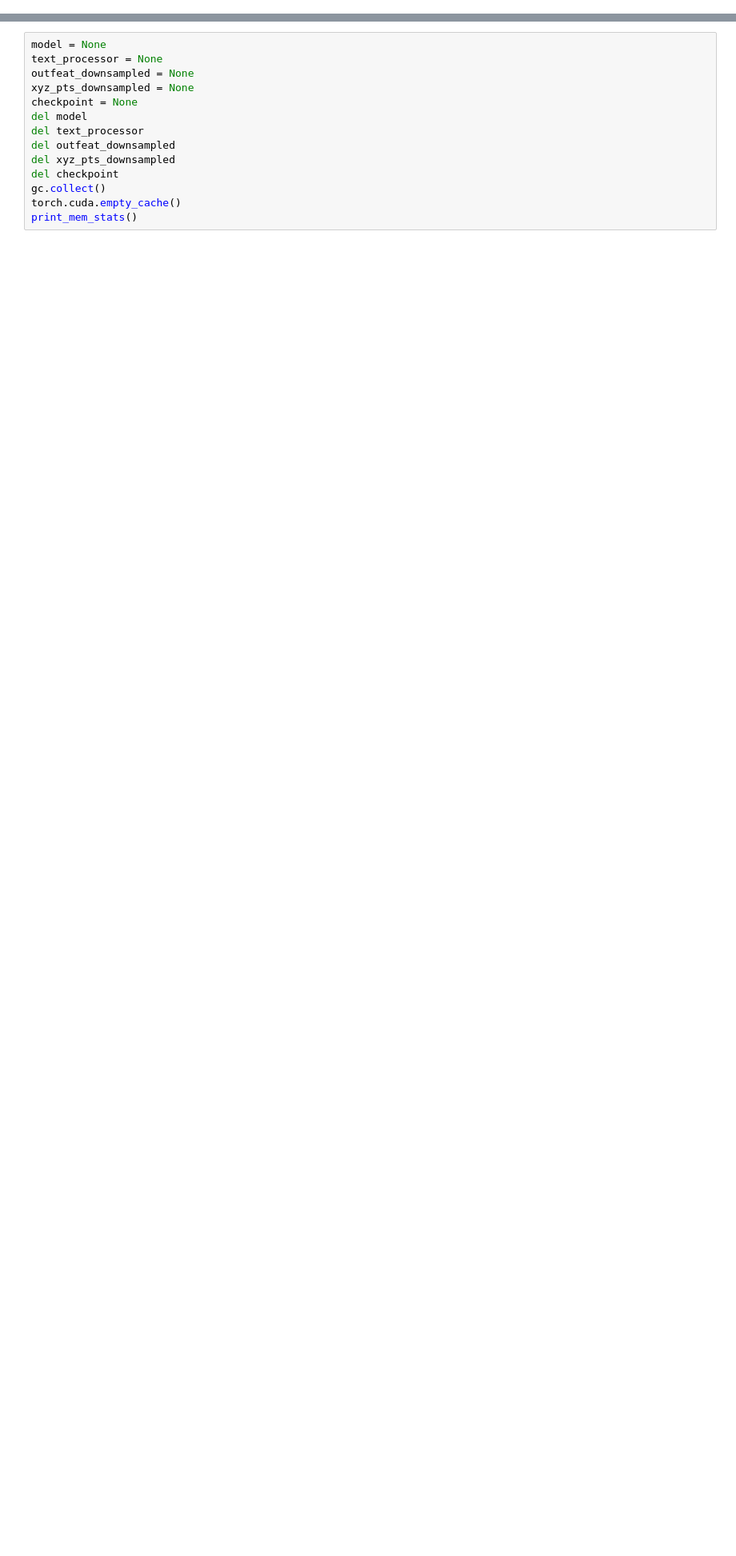
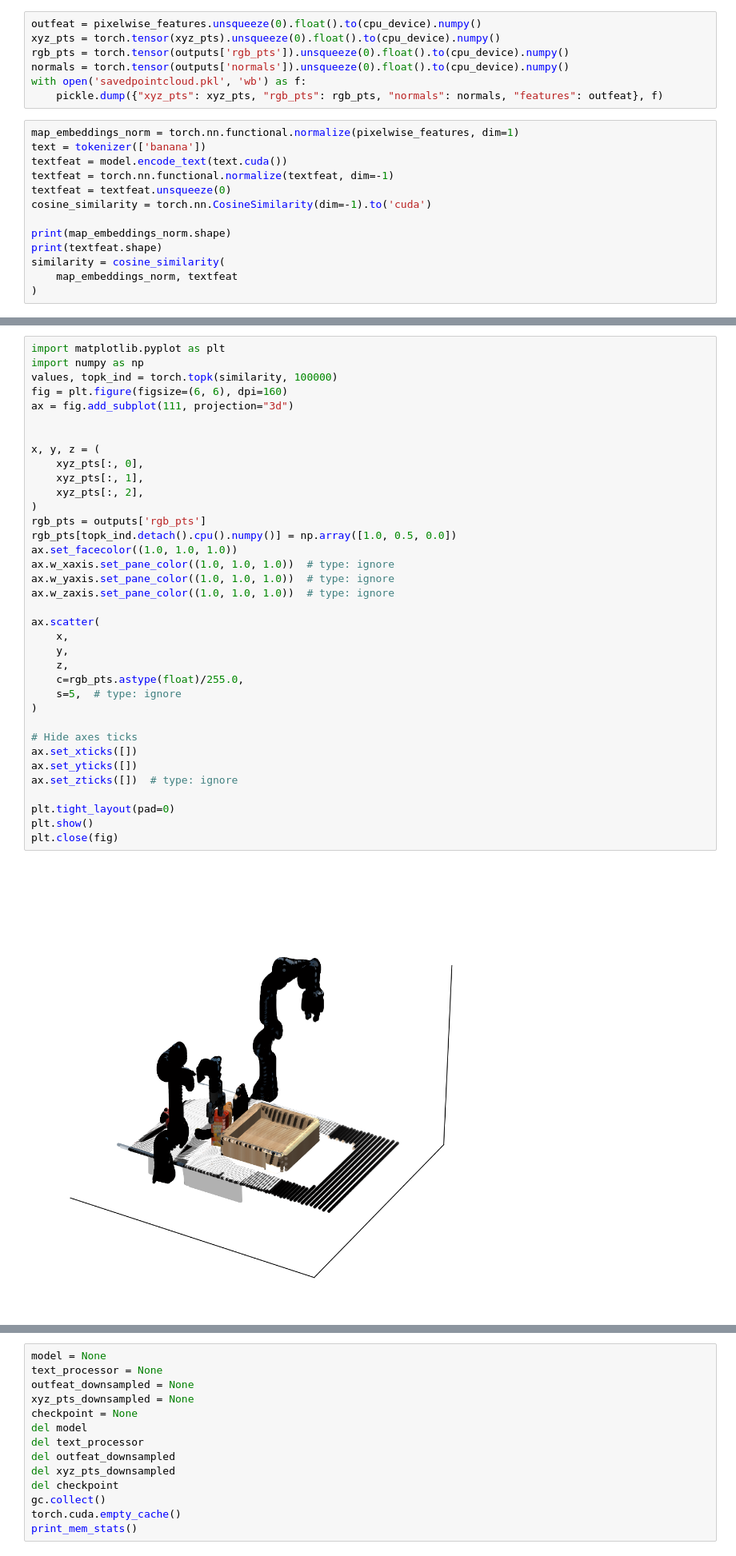
Before and after one commit to owenonline/robot-collab, a Jupyter notebook: eval_test.ipynb, the cells around one changed output, grey strips where cells are left out. Shown: that part at 80% size. Cells and saved outputs as stored; diff of their text form; blank space fills up the shorter version.

Commit message:
working on visualization

```diff
--- a/eval_test.ipynb
+++ b/eval_test.ipynb
@@ -222,0 +212,20 @@ print_mem_stats()
+# %%
+outfeat = pixelwise_features.unsqueeze(0).float().to(cpu_device).numpy()
+xyz_pts = torch.tensor(xyz_pts).unsqueeze(0).float().to(cpu_device).numpy()
+rgb_pts = torch.tensor(outputs['rgb_pts']).unsqueeze(0).float().to(cpu_device).numpy()
+normals = torch.tensor(outputs['normals']).unsqueeze(0).float().to(cpu_device).numpy()
+with open('savedpointcloud.pkl', 'wb') as f:
+    pickle.dump({"xyz_pts": xyz_pts, "rgb_pts": rgb_pts, "normals": normals, "features": outfeat}, f)
+# %%
+map_embeddings_norm = torch.nn.functional.normalize(pixelwise_features, dim=1)
+text = tokenizer(['banana'])
+textfeat = model.encode_text(text.cuda())
+textfeat = torch.nn.functional.normalize(textfeat, dim=-1)
+textfeat = textfeat.unsqueeze(0)
+cosine_similarity = torch.nn.CosineSimilarity(dim=-1).to('cuda')
+
+print(map_embeddings_norm.shape)
+print(textfeat.shape)
+similarity = cosine_similarity(
+    map_embeddings_norm, textfeat
+)
@@ -222,0 +235,38 @@ print_mem_stats()
+# %%
+import matplotlib.pyplot as plt
+import numpy as np
+values, topk_ind = torch.topk(similarity, 100000)
+fig = plt.figure(figsize=(6, 6), dpi=160)
+ax = fig.add_subplot(111, projection="3d")
+
+
+x, y, z = (
+    xyz_pts[:, 0],
+    xyz_pts[:, 1],
+    xyz_pts[:, 2],
+)
+rgb_pts = outputs['rgb_pts']
+rgb_pts[topk_ind.detach().cpu().numpy()] = np.array([1.0, 0.5, 0.0])
+ax.set_facecolor((1.0, 1.0, 1.0))
+ax.w_xaxis.set_pane_color((1.0, 1.0, 1.0))  # type: ignore
+ax.w_yaxis.set_pane_color((1.0, 1.0, 1.0))  # type: ignore
+ax.w_zaxis.set_pane_color((1.0, 1.0, 1.0))  # type: ignore
+
+ax.scatter(
+    x,
+    y,
+    z,
+    c=rgb_pts.astype(float)/255.0,
+    s=5,  # type: ignore
+)
+
+# Hide axes ticks
+ax.set_xticks([])
+ax.set_yticks([])
+ax.set_zticks([])  # type: ignore
+
+plt.tight_layout(pad=0)
+plt.show()
+plt.close(fig)
+# %% [output]
+[figure, added]
```
Also changed, not shown: parts of 46 cells of this notebook, 1 other file.
